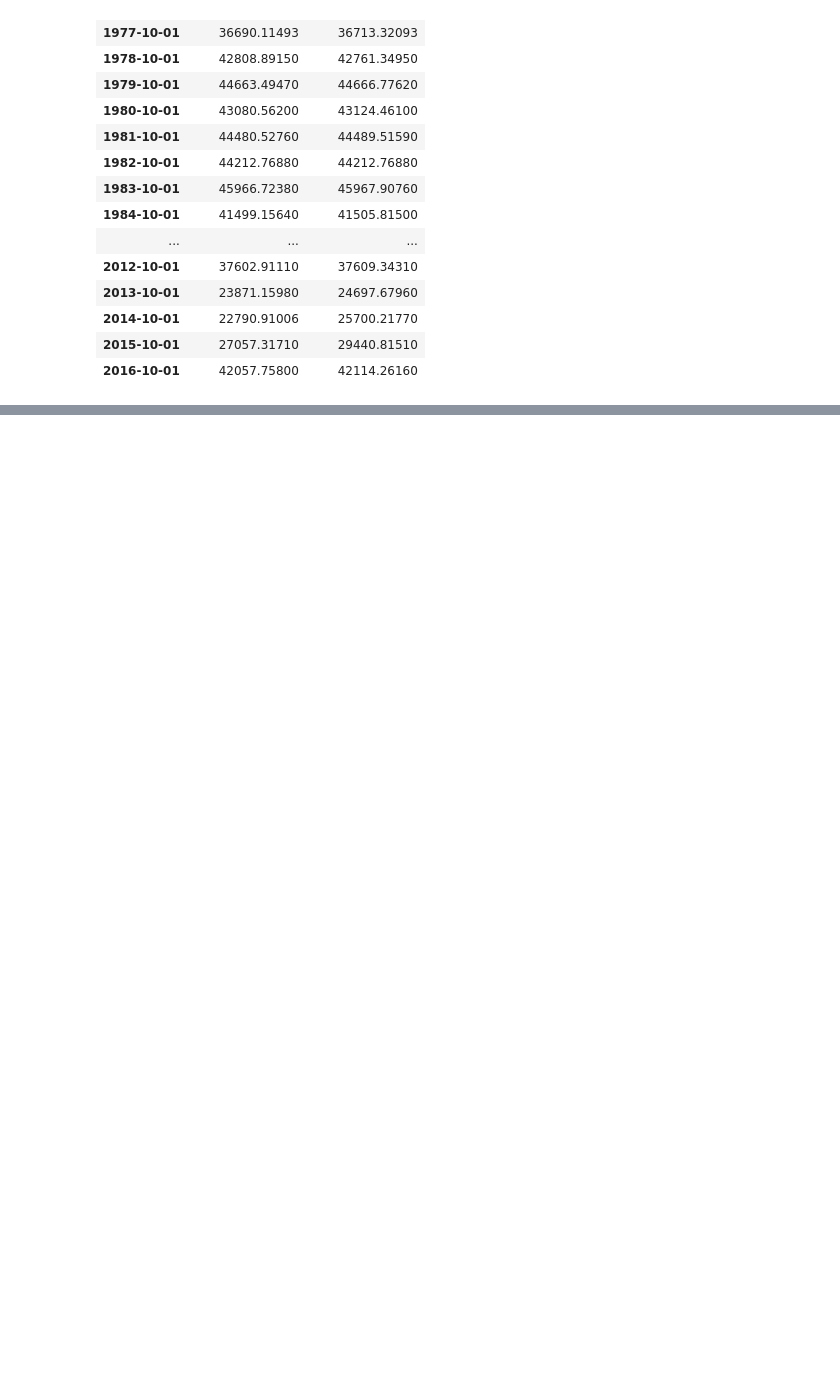
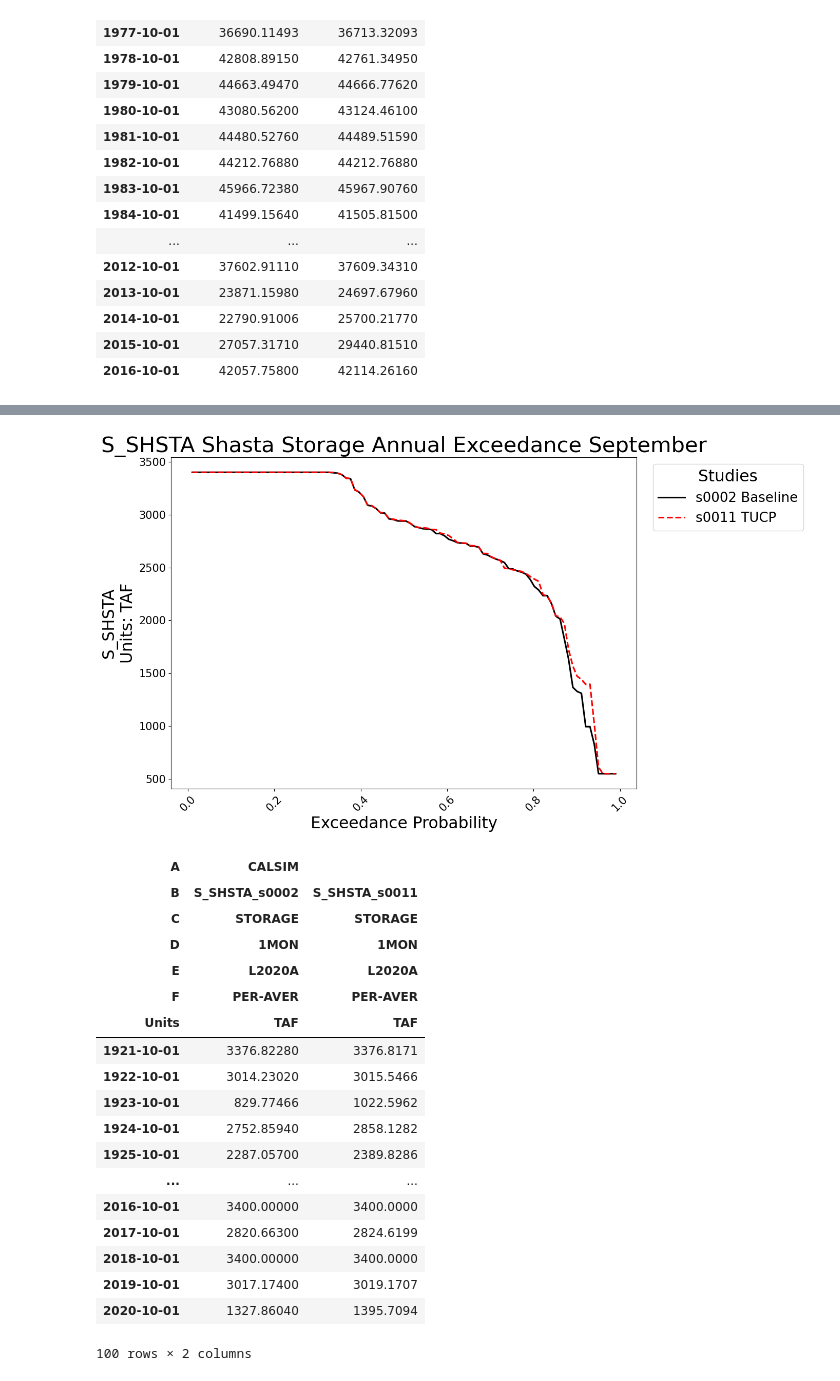
Before and after one commit to maramahmedd/coeqwal, a Jupyter notebook: notebooks/Metrics020525.ipynb, the cells around one changed output, grey strips where cells are left out. Saved outputs shown, nothing was run; the diff lists cells and outputs as text; code cells hidden in the pictures; blank space fills up the shorter version.

```diff
--- a/notebooks/Metrics020525.ipynb
+++ b/notebooks/Metrics020525.ipynb
@@ -280,3 +318,40 @@ pu.annualize_exceedance_plot(
 | 2019-10-01 | 41345.94680 | 41352.8729 |
 | 2020-10-01 | 28687.33370 | 28937.0734 |
 100 rows × 2 columns
+# %%
+pu.annualize_exceedance_plot(
+    df,
+    varname="S_SHSTA_",
+    units="TAF",
+    freq="AS-OCT",
+    pTitle="Shasta Storage Annual Exceedance September",
+    xLab="Exceedance Probability",
+    lTitle="Studies",
+    fTitle="shasta_annual_exceed",
+    pSave=True,
+    fPath=plots_path,
+    study_list=[2, 11],
+    months = [9],
+    scenario_styles=scenario_styles_baseline_tucp
+)
+# %% [output]
+[figure, added]
+| A | CALSIM |  |
+| B | S_SHSTA_s0002 | S_SHSTA_s0011 |
+| C | STORAGE | STORAGE |
+| D | 1MON | 1MON |
+| E | L2020A | L2020A |
+| F | PER-AVER | PER-AVER |
+| Units | TAF | TAF |
+| 1921-10-01 | 3376.82280 | 3376.8171 |
+| 1922-10-01 | 3014.23020 | 3015.5466 |
+| 1923-10-01 | 829.77466 | 1022.5962 |
+| 1924-10-01 | 2752.85940 | 2858.1282 |
+| 1925-10-01 | 2287.05700 | 2389.8286 |
+| ... | ... | ... |
+| 2016-10-01 | 3400.00000 | 3400.0000 |
+| 2017-10-01 | 2820.66300 | 2824.6199 |
+| 2018-10-01 | 3400.00000 | 3400.0000 |
+| 2019-10-01 | 3017.17400 | 3019.1707 |
+| 2020-10-01 | 1327.86040 | 1395.7094 |
+100 rows × 2 columns
```
Also changed, not shown: parts of 2 cells of this notebook, 1 other file.
